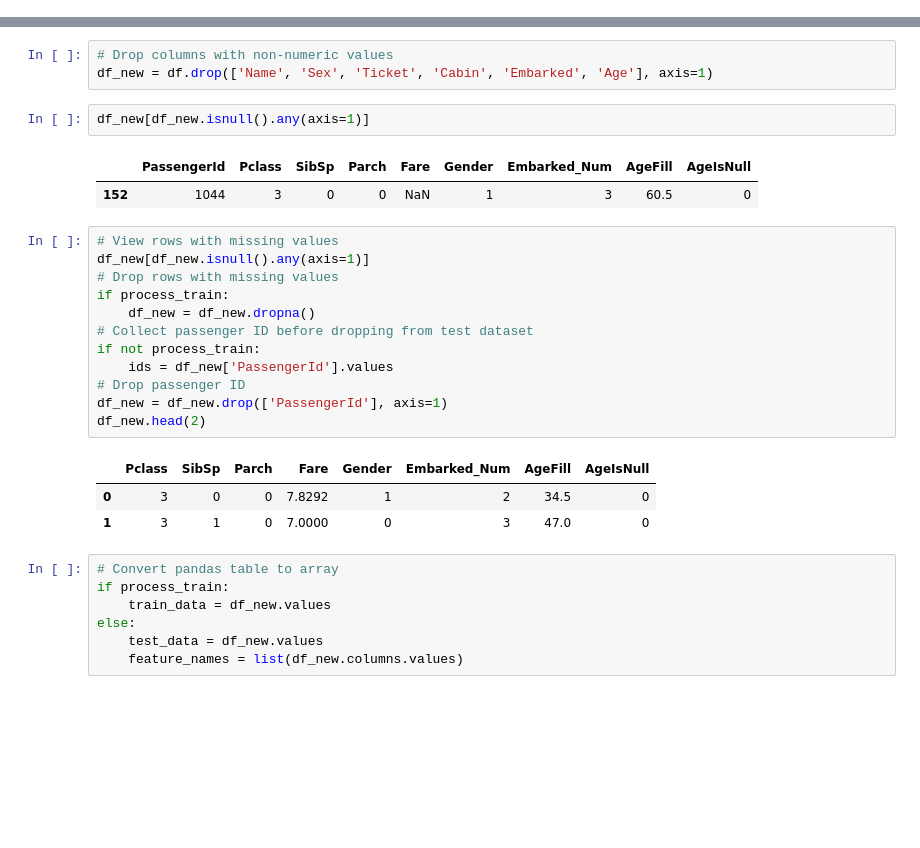
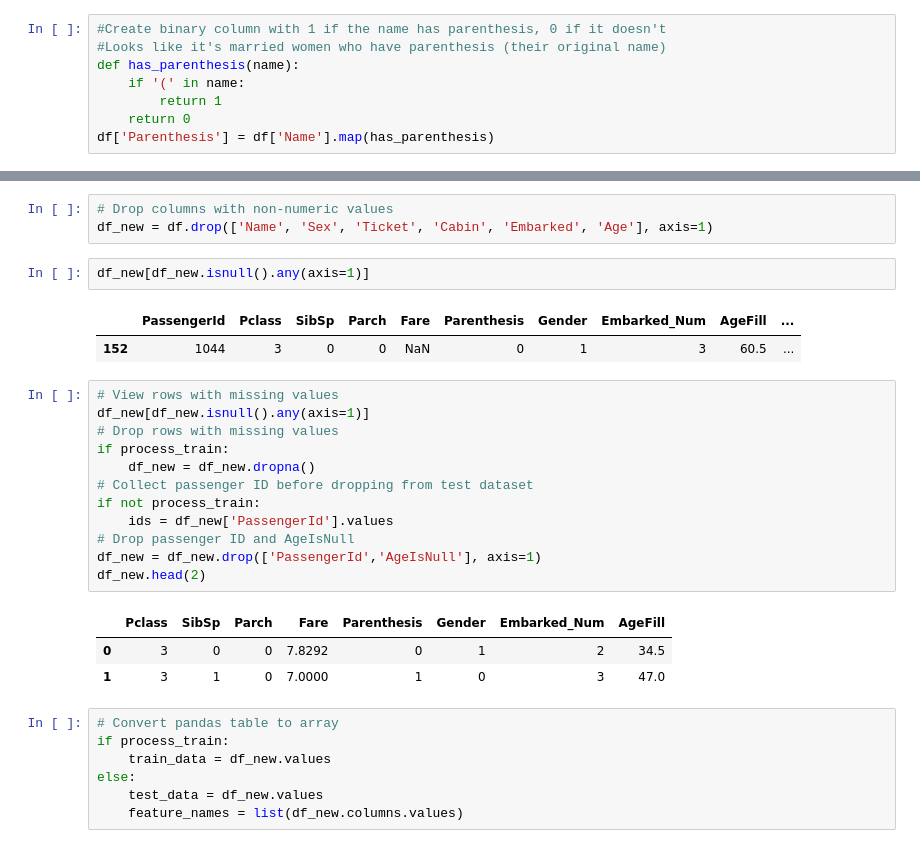
Before and after one commit to albertkuo/Kaggle, a Jupyter notebook: titanic.ipynb, the cells around one changed output, grey strips where cells are left out. Saved outputs shown, nothing was run; the diff lists cells and outputs as text; blank space fills up the shorter version.

```diff
--- a/titanic.ipynb
+++ b/titanic.ipynb
@@ -78,3 +80,11 @@ print ''
+# %%
+#Create binary column with 1 if the name has parenthesis, 0 if it doesn't
+#Looks like it's married women who have parenthesis (their original name)
+def has_parenthesis(name):
+    if '(' in name:
+        return 1
+    return 0
+df['Parenthesis'] = df['Name'].map(has_parenthesis)
 # %% [markdown]
 **Data Cleaning Tutorial**
 # %%
@@ -118,24 +128,24 @@ df_new = df.drop(['Name', 'Sex', 'Ticket', 'Cabin', 'Embarked', 'Age'], axis=1)
 # %%
 df_new[df_new.isnull().any(axis=1)]
 # %% [output]
-|  | PassengerId | Pclass | SibSp | Parch | Fare | Gender | Embarked_Num | AgeFill | AgeIsNull |
-| 152 | 1044 | 3 | 0 | 0 | NaN | 1 | 3 | 60.5 | 0 |
+|  | PassengerId | Pclass | SibSp | Parch | Fare | Parenthesis | Gender | Embarked_Num | AgeFill | ... |
+| 152 | 1044 | 3 | 0 | 0 | NaN | 0 | 1 | 3 | 60.5 | ... |
 # %%
 # View rows with missing values
 df_new[df_new.isnull().any(axis=1)]
 # Drop rows with missing values
 if process_train:
     df_new = df_new.dropna()
 # Collect passenger ID before dropping from test dataset
 if not process_train:
     ids = df_new['PassengerId'].values
-# Drop passenger ID
-df_new = df_new.drop(['PassengerId'], axis=1)
+# Drop passenger ID and AgeIsNull
+df_new = df_new.drop(['PassengerId','AgeIsNull'], axis=1)
 df_new.head(2)
 # %% [output]
-|  | Pclass | SibSp | Parch | Fare | Gender | Embarked_Num | AgeFill | AgeIsNull |
-| 0 | 3 | 0 | 0 | 7.8292 | 1 | 2 | 34.5 | 0 |
-| 1 | 3 | 1 | 0 | 7.0000 | 0 | 3 | 47.0 | 0 |
+|  | Pclass | SibSp | Parch | Fare | Parenthesis | Gender | Embarked_Num | AgeFill |
+| 0 | 3 | 0 | 0 | 7.8292 | 0 | 1 | 2 | 34.5 |
+| 1 | 3 | 1 | 0 | 7.0000 | 1 | 0 | 3 | 47.0 |
 # %%
 # Convert pandas table to array
 if process_train:
```
Also changed, not shown: parts of 6 cells of this notebook.
